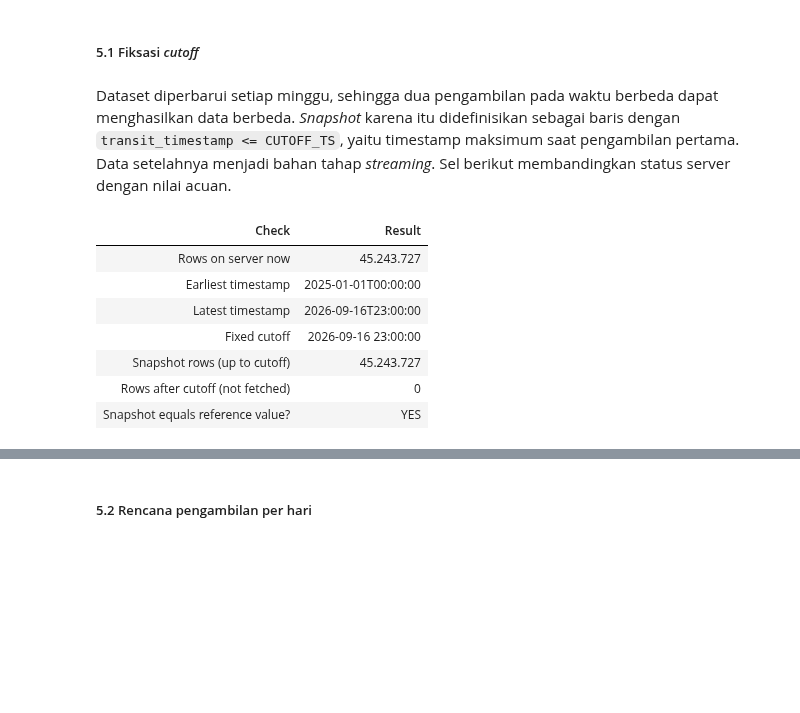
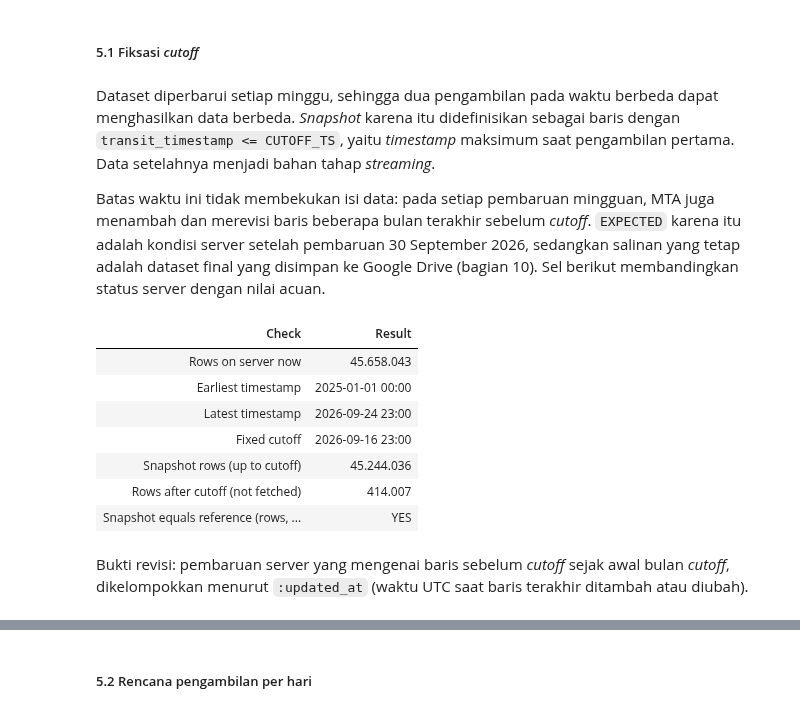
Before and after one commit to fxrdhan/mta-subway-bigdata, a Jupyter notebook: notebooks/MTA_Subway_Hourly_Ridership.ipynb, the cells around one changed output, grey strips where cells are left out. Drawn from its saved outputs; the diff is of its cells as text; code cells hidden in the pictures; blank space fills up the shorter version.

```diff
--- a/notebooks/MTA_Subway_Hourly_Ridership.ipynb
+++ b/notebooks/MTA_Subway_Hourly_Ridership.ipynb
@@ -139,7 +135,7 @@ RESOURCE = "https://data.ny.gov/resource/5wq4-mkjj"         # data (.json / .csv
 VIEW_META = "https://data.ny.gov/api/views/5wq4-mkjj.json"  # metadata
 
 CUTOFF_TS = "2026-09-16T23:00:00"  # snapshot cutoff
-EXPECTED = {"rows": 45_243_727, "ridership": 2_238_986_651, "transfers": 111_767_861}
+EXPECTED = {"rows": 45_244_036, "ridership": 2_238_989_512, "transfers": 111_767_871}
 
 TEST_MONTHS = None  # None = full snapshot
 WORKERS = 6         # parallel downloads
@@ -339,27 +335,32 @@ show_table(pd.DataFrame({"column": COLUMNS, "Arrow type": [str(t) for t in SCHEM
 # %% [markdown]
 ##### 5.1 Fiksasi *cutoff*
 # %% [markdown]
-Dataset diperbarui setiap minggu, sehingga dua pengambilan pada waktu berbeda dapat menghasilkan data berbeda. *Snapshot* karena itu didefinisikan sebagai baris dengan `transit_timestamp <= CUTOFF_TS`, yaitu timestamp maksimum saat pengambilan pertama. Data setelahnya menjadi bahan tahap *streaming*. Sel berikut membandingkan status server dengan nilai acuan.
+Dataset diperbarui setiap minggu, sehingga dua pengambilan pada waktu berbeda dapat menghasilkan data berbeda. *Snapshot* karena itu didefinisikan sebagai baris dengan `transit_timestamp <= CUTOFF_TS`, yaitu *timestamp* maksimum saat pengambilan pertama. Data setelahnya menjadi bahan tahap *streaming*.
+
+Batas waktu ini tidak membekukan isi data: pada setiap pembaruan mingguan, MTA juga menambah dan merevisi baris beberapa bulan terakhir sebelum *cutoff*. `EXPECTED` karena itu adalah kondisi server setelah pembaruan 30 September 2026, sedangkan salinan yang tetap adalah dataset final yang disimpan ke Google Drive (bagian 10). Sel berikut membandingkan status server dengan nilai acuan.
 # %%
 total = aggregate("count(*) AS n, min(transit_timestamp) AS first_ts, max(transit_timestamp) AS last_ts")[0]
-snapshot = aggregate("count(*) AS n", where=f"transit_timestamp <= '{CUTOFF_TS}'")[0]
+snapshot = aggregate("count(*) AS n, sum(ridership) AS r, sum(transfers) AS t", where=f"transit_timestamp <= '{CUTOFF_TS}'")[0]
 n_total, n_snapshot = int(total["n"]), int(snapshot["n"])
+matches = (n_snapshot, round(float(snapshot["r"])), round(float(snapshot["t"]))) == (EXPECTED["rows"], EXPECTED["ridership"], EXPECTED["transfers"])
 
 show_table(pd.DataFrame([
     ("Rows on server now", fmt(n_total)),
-    ("Earliest timestamp", total["first_ts"][:19]),
-    ("Latest timestamp", total["last_ts"][:19]),
-    ("Fixed cutoff", CUTOFF_TS.replace("T", " ")),
+    ("Earliest timestamp", total["first_ts"][:16].replace("T", " ")),
+    ("Latest timestamp", total["last_ts"][:16].replace("T", " ")),
+    ("Fixed cutoff", CUTOFF_TS[:16].replace("T", " ")),
     ("Snapshot rows (up to cutoff)", fmt(n_snapshot)),
     ("Rows after cutoff (not fetched)", fmt(n_total - n_snapshot)),
-    ("Snapshot equals reference value?", "YES" if n_snapshot == EXPECTED["rows"] else "NO"),
+    ("Snapshot equals reference (rows, ridership, transfers)?", "YES" if matches else "NO"),
 ], columns=["Check", "Result"]))
 # %% [output]
 | Check | Result |
-| Rows on server now | 45.243.727 |
-| Earliest timestamp | 2025-01-01T00:00:00 |
-| Latest timestamp | 2026-09-16T23:00:00 |
-| Fixed cutoff | 2026-09-16 23:00:00 |
-| Snapshot rows (up to cutoff) | 45.243.727 |
-| Rows after cutoff (not fetched) | 0 |
-| Snapshot equals reference value? | YES |
+| Rows on server now | 45.658.043 |
+| Earliest timestamp | 2025-01-01 00:00 |
+| Latest timestamp | 2026-09-24 23:00 |
+| Fixed cutoff | 2026-09-16 23:00 |
+| Snapshot rows (up to cutoff) | 45.244.036 |
+| Rows after cutoff (not fetched) | 414.007 |
+| Snapshot equals reference (rows, ... | YES |
+# %% [markdown]
+Bukti revisi: pembaruan server yang mengenai baris sebelum *cutoff* sejak awal bulan *cutoff*, dikelompokkan menurut `:updated_at` (waktu UTC saat baris terakhir ditambah atau diubah).
```
Also changed, not shown: parts of 82 cells of this notebook, 1 other file.
